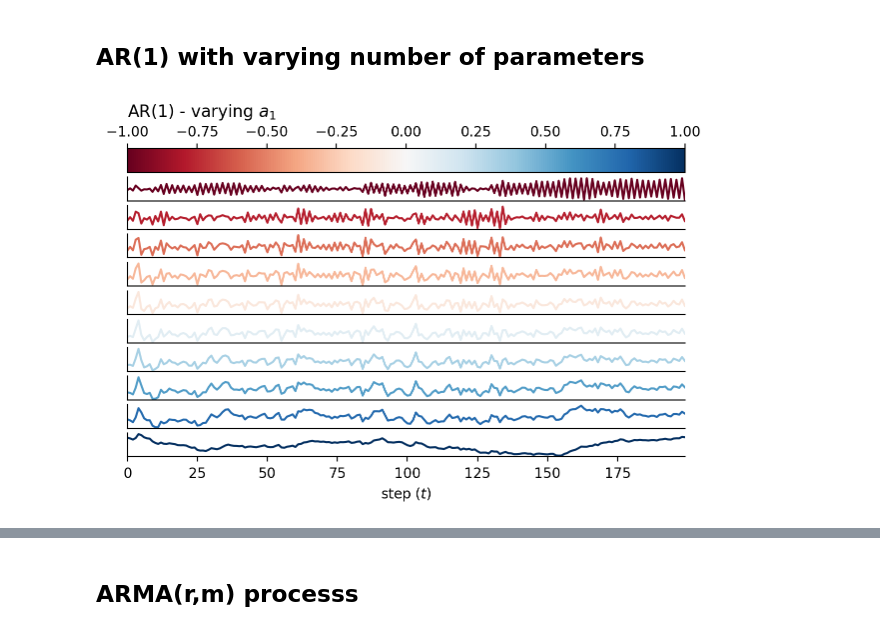
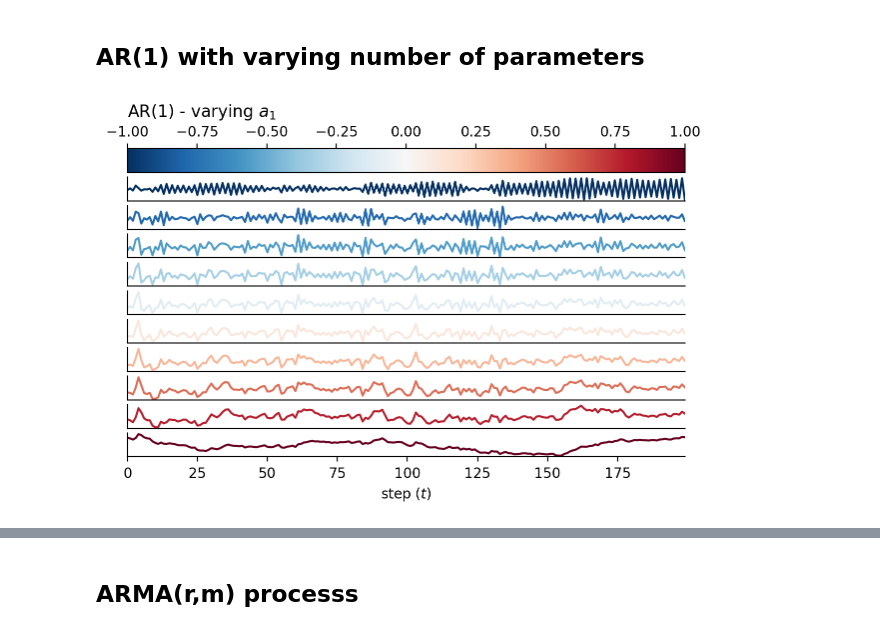
Before and after one commit to gerdm/filtering-notes, a Jupyter notebook: 02-state-space-models/arma-ssm.ipynb, the cells around one changed output, grey strips where cells are left out. Cells and saved outputs as stored; diff of their text form; code cells hidden in the pictures.

```diff
--- a/02-state-space-models/arma-ssm.ipynb
+++ b/02-state-space-models/arma-ssm.ipynb
@@ -185,0 +215,13 @@ Text(0.5, 0, 'step ($t$)')
+# %%
+n_values = 10
+ma_sims = {}
+n_steps = 200
+# H_ma_values = jnp.linspace(-1, 1, n_values)
+H_ma_lenghts = jnp.arange(n_values) + 1
+b = 1.0
+for ell in H_ma_lenghts:
+    H_ma = jnp.ones(ell) * b
+    F_ma, T_m = build_ma_components(H_ma)
+    hist = run_ssm(key, F_ma, H_ma, T_m, R, n_steps)
+    ma_sims[int(ell)] = hist["y"]
+ma_sims = pd.DataFrame(ma_sims)
@@ -185,0 +257,30 @@ Text(0.5, 0, 'step ($t$)')
+# %%
+lags = np.arange(1, 30)
+# %%
+# fig, axs = plt.subplots(n_values, 1, sharex=True, figsize=(7.2, 5.0))
+fig = plt.figure()
+gs = GridSpec(2, 1, height_ratios=[0.1, 0.9])
+
+ax = fig.add_subplot(gs[1])
+ax_cbar = fig.add_subplot(gs[0])
+
+cmap = plt.cm.viridis
+mappable, ticks = create_cbar_discrete_mappable(cmap, H_ma_lenghts)
+cbar = plt.colorbar(mappable, cax=ax_cbar, orientation="horizontal")
+ax_cbar.set_title("MA(1) - increasing lenght", loc="left")
+cbar.set_ticks(ticks, labels=H_ma_lenghts)
+
+colors = cmap(jnp.linspace(0, 1, n_values))
+
+for c, b in zip(colors, ma_sims):
+    sim = ma_sims[b]
+    autocorrs = [sim.autocorr(lag) for lag in lags]
+    ax.plot(lags, autocorrs, color=c, linewidth=2, marker="o", markersize=3)
+    ax.axhline(y=0.0, c="black", linewidth=1)
+
+    # ax.set_yticks([])
+    # ax.plot(ar_sims[a], c=c)
+    ax.grid(alpha=0.3)
+ax.set_xlabel("lag")
+ax.set_ylabel("autocorrelation")
+# plt.suptitle("AR($1$) with varying $a_1$")
@@ -272,29 +376,29 @@ for a in H_ar_values:
 ar_sims = pd.DataFrame(ar_sims)
 # %%
 
-cmap = plt.cm.RdBu
+cmap = plt.cm.RdBu_r
 norm = mpl.colors.Normalize(vmin=H_ar_values.min(), vmax=H_ar_values.max())
 mappable = mpl.cm.ScalarMappable(norm=norm, cmap=cmap)
 
 fig = plt.figure()
 gs = GridSpec(n_values + 1, 1)
 
 ax_cbar = fig.add_subplot(gs[0])
 cbar = plt.colorbar(mappable, cax=ax_cbar, orientation="horizontal")
 ax_cbar.tick_params(top=True, labeltop=True, bottom=False, labelbottom=False)
 ax_cbar.set_title("AR(1) - varying $a_1$", loc="left")
 
 colors = cmap(jnp.linspace(0, 1, n_values))
 for i, (c, a) in enumerate(zip(colors, ar_sims)):
     ax = fig.add_subplot(gs[i+1])
 
     ax.set_yticks([])
     ax.plot(ar_sims[a], c=c)
     ax.set_xlim(0, n_steps-1)
     if i != n_values-1:
         ax.set_xticks([])
 
 ax.set_xlabel("step ($t$)")
 plt.savefig("ar1-sample.png", dpi=300, bbox_inches="tight")
 # %% [output]
-[figure, old version]
+[figure, new version]
```
Also changed, not shown: parts of 39 cells of this notebook.
